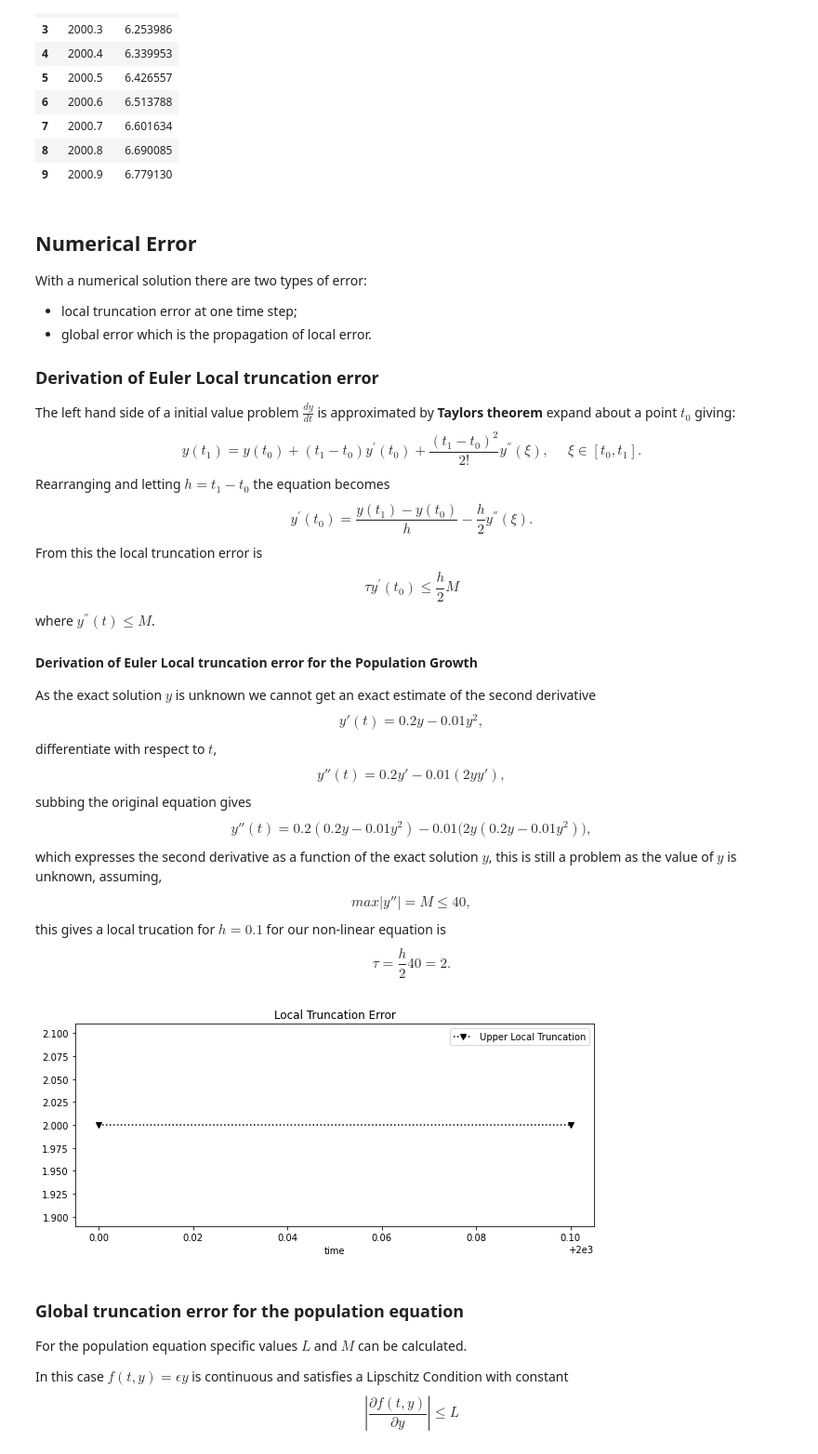
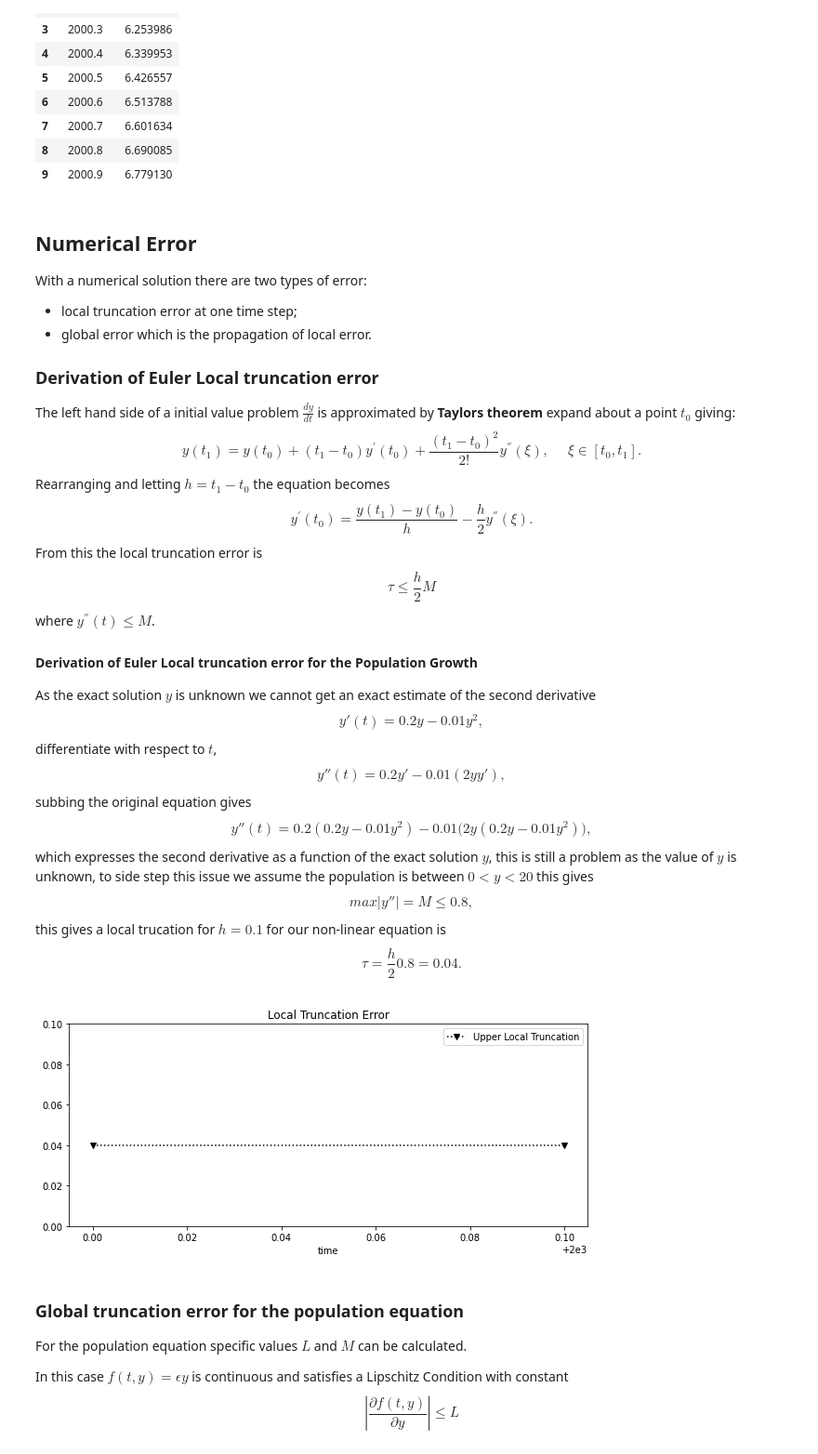
Before and after one commit to john-s-butler-dit/Numerical-Analysis-Python, a Jupyter notebook: Chapter 01 - Euler Methods/102_Euler_method_with_Theorems_nonlinear_Growth_function.ipynb, the cells around one changed output. Shown at 93% size. Drawn from its saved outputs; the diff is of its cells as text; code cells hidden in the pictures.

```diff
--- a/Chapter 01 - Euler Methods/102_Euler_method_with_Theorems_nonlinear_Growth_function.ipynb
+++ b/Chapter 01 - Euler Methods/102_Euler_method_with_Theorems_nonlinear_Growth_function.ipynb
@@ -142,7 +147,7 @@ The left hand side of a initial value problem $\frac{dy}{dt}$ is approximated by
 Rearranging and letting $h=t_1-t_0$ the equation becomes
 $$y^{'}(t_0)=\frac{y(t_1)-y(t_0)}{h}-\frac{h}{2}y^{''}(\xi). $$
 From this the local truncation error is
-$$\tau y^{'}(t_0)\leq \frac{h}{2}M  $$
+$$\tau \leq \frac{h}{2}M  $$
 where $y^{''}(t) \leq M $.
 #### Derivation of  Euler Local truncation error for the Population Growth
 As the exact solution $y$ is unknown we cannot get an exact estimate of the second derivative
@@ -151,21 +156,22 @@ differentiate with respect to $t$,
 $$y''(t)=0.2 y'-0.01 (2yy'),$$
 subbing the original equation gives
 $$y''(t)=0.2 (0.2 y-0.01 y^2)-0.01 \big(2y(0.2 y-0.01 y^2)\big),$$
-which expresses the second derivative as a function of the exact solution $y$, this is still a problem as the value of $y$ is unknown, assuming,
-$$max|y''|=M\leq 40,$$
+which expresses the second derivative as a function of the exact solution $y$, this is still a problem as the value of $y$ is unknown, to side step this issue we assume the population is between $0<y<20$ this gives
+$$max|y''|=M\leq 0.8,$$
 this gives a local trucation for $h=0.1$ for our non-linear equation is
-$$\tau=\frac{h}{2}40=2. $$
+$$\tau=\frac{h}{2}0.8=0.04. $$
 # %%
-M=40
+M=0.8
 fig = plt.figure(figsize=(10,4))
 plt.plot(time[0:2],0.1*M/2*np.ones(2),'v:'
          ,color='black',label='Upper Local Truncation')
 plt.xlabel('time')
+plt.ylim([0,0.1])
 plt.legend(loc='best')
 plt.title('Local Truncation Error')
 plt.plot();
 # %% [output]
-[figure, old version]
+[figure, new version]
 # %% [markdown]
 ### Global truncation error for the population equation
 For the population equation specific values $L$ and $M$ can be calculated.
```
Also changed, not shown: parts of 9 cells of this notebook.
